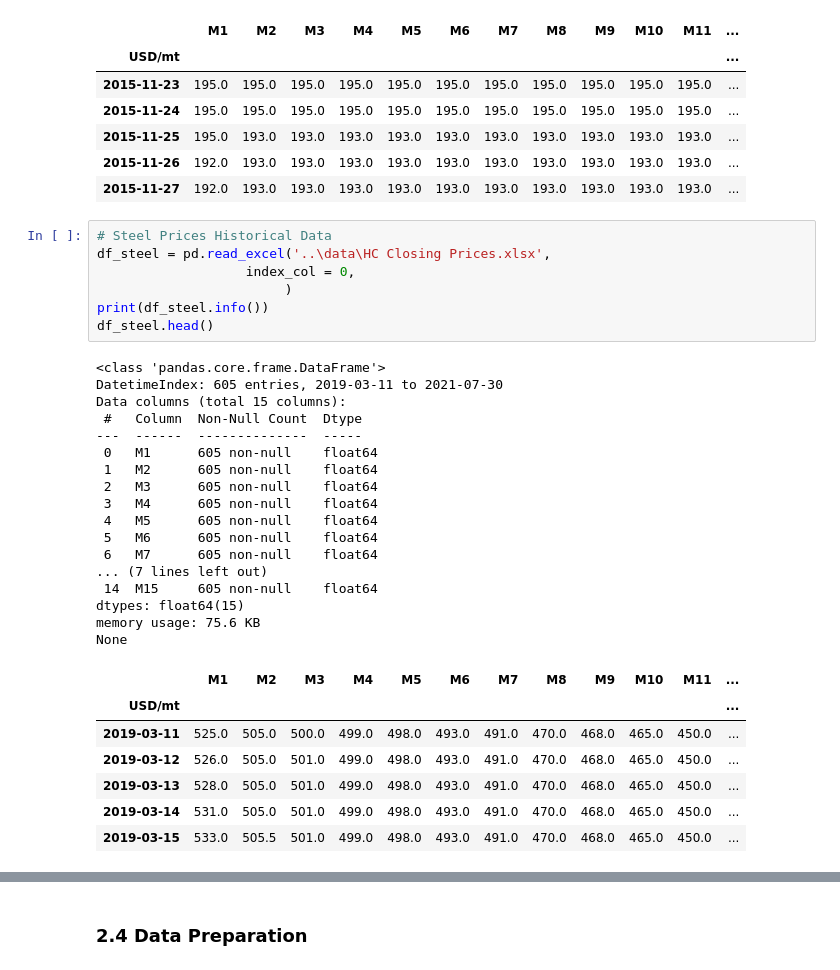
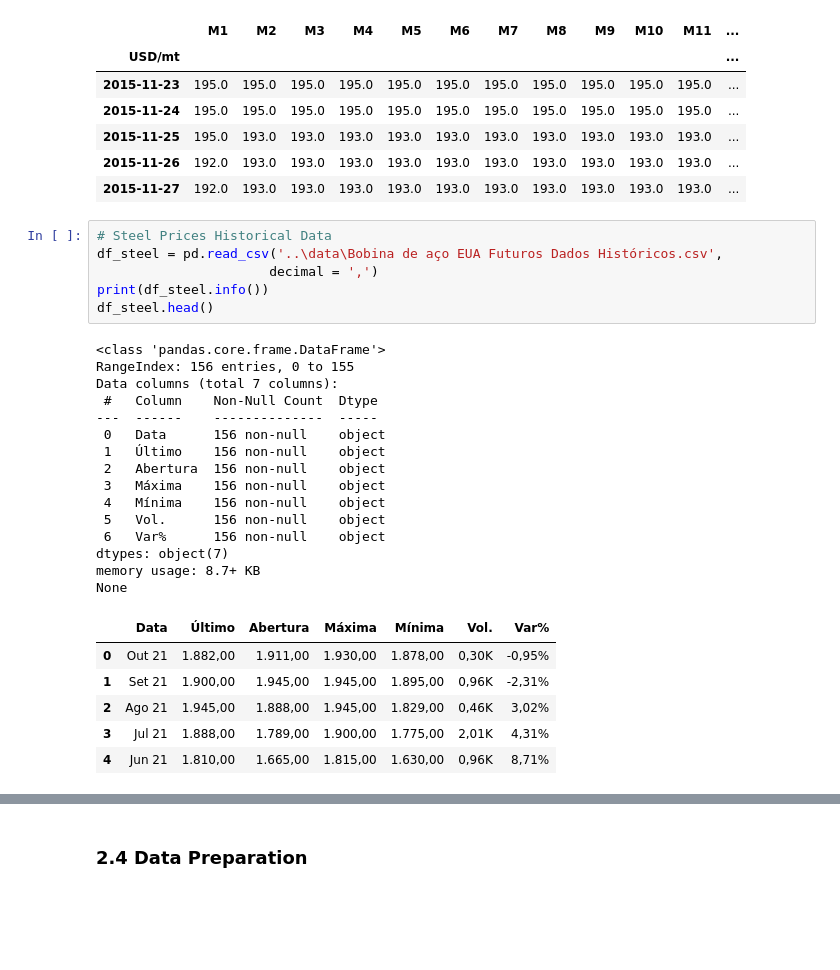
Before and after one commit to rejaneol/iron_ore_price_forecasting, a Jupyter notebook: iron-ore-prices-forecasting.ipynb, the cells around one changed output, grey strips where cells are left out. Drawn from its saved outputs; the diff is of its cells as text; blank space fills up the shorter version.

```diff
--- a/iron-ore-prices-forecasting.ipynb
+++ b/iron-ore-prices-forecasting.ipynb
@@ -163,36 +170,32 @@ None
 | 2015-11-27 | 192.0 | 193.0 | 193.0 | 193.0 | 193.0 | 193.0 | 193.0 | 193.0 | 193.0 | 193.0 | 193.0 | ... |
 # %%
 # Steel Prices Historical Data
-df_steel = pd.read_excel('..\data\HC Closing Prices.xlsx',
-                   index_col = 0,
-                        )
+df_steel = pd.read_csv('..\data\Bobina de aço EUA Futuros Dados Históricos.csv',
+                      decimal = ',')
 print(df_steel.info())
 df_steel.head()
 # %% [output]
 <class 'pandas.core.frame.DataFrame'>
-DatetimeIndex: 605 entries, 2019-03-11 to 2021-07-30
-Data columns (total 15 columns):
- #   Column  Non-Null Count  Dtype
----  ------  --------------  -----
- 0   M1      605 non-null    float64
- 1   M2      605 non-null    float64
- 2   M3      605 non-null    float64
- 3   M4      605 non-null    float64
- 4   M5      605 non-null    float64
- 5   M6      605 non-null    float64
- 6   M7      605 non-null    float64
-... (7 lines left out)
- 14  M15     605 non-null    float64
-dtypes: float64(15)
-memory usage: 75.6 KB
+RangeIndex: 156 entries, 0 to 155
+Data columns (total 7 columns):
+ #   Column    Non-Null Count  Dtype
+---  ------    --------------  -----
+ 0   Data      156 non-null    object
+ 1   Último    156 non-null    object
+ 2   Abertura  156 non-null    object
+ 3   Máxima    156 non-null    object
+ 4   Mínima    156 non-null    object
+ 5   Vol.      156 non-null    object
+ 6   Var%      156 non-null    object
+dtypes: object(7)
+memory usage: 8.7+ KB
 None
-|  | M1 | M2 | M3 | M4 | M5 | M6 | M7 | M8 | M9 | M10 | M11 | ... |
-| USD/mt |  |  |  |  |  |  |  |  |  |  |  | ... |
-| 2019-03-11 | 525.0 | 505.0 | 500.0 | 499.0 | 498.0 | 493.0 | 491.0 | 470.0 | 468.0 | 465.0 | 450.0 | ... |
-| 2019-03-12 | 526.0 | 505.0 | 501.0 | 499.0 | 498.0 | 493.0 | 491.0 | 470.0 | 468.0 | 465.0 | 450.0 | ... |
-| 2019-03-13 | 528.0 | 505.0 | 501.0 | 499.0 | 498.0 | 493.0 | 491.0 | 470.0 | 468.0 | 465.0 | 450.0 | ... |
-| 2019-03-14 | 531.0 | 505.0 | 501.0 | 499.0 | 498.0 | 493.0 | 491.0 | 470.0 | 468.0 | 465.0 | 450.0 | ... |
-| 2019-03-15 | 533.0 | 505.5 | 501.0 | 499.0 | 498.0 | 493.0 | 491.0 | 470.0 | 468.0 | 465.0 | 450.0 | ... |
+|  | Data | Último | Abertura | Máxima | Mínima | Vol. | Var% |
+| 0 | Out 21 | 1.882,00 | 1.911,00 | 1.930,00 | 1.878,00 | 0,30K | -0,95% |
+| 1 | Set 21 | 1.900,00 | 1.945,00 | 1.945,00 | 1.895,00 | 0,96K | -2,31% |
+| 2 | Ago 21 | 1.945,00 | 1.888,00 | 1.945,00 | 1.829,00 | 0,46K | 3,02% |
+| 3 | Jul 21 | 1.888,00 | 1.789,00 | 1.900,00 | 1.775,00 | 2,01K | 4,31% |
+| 4 | Jun 21 | 1.810,00 | 1.665,00 | 1.815,00 | 1.630,00 | 0,96K | 8,71% |
 # %%
 # China GDP Growth
 df_gdp = pd.read_csv('..\data\quarterly-gdp-oecd.csv',
```
Also changed, not shown: parts of 26 cells of this notebook.
